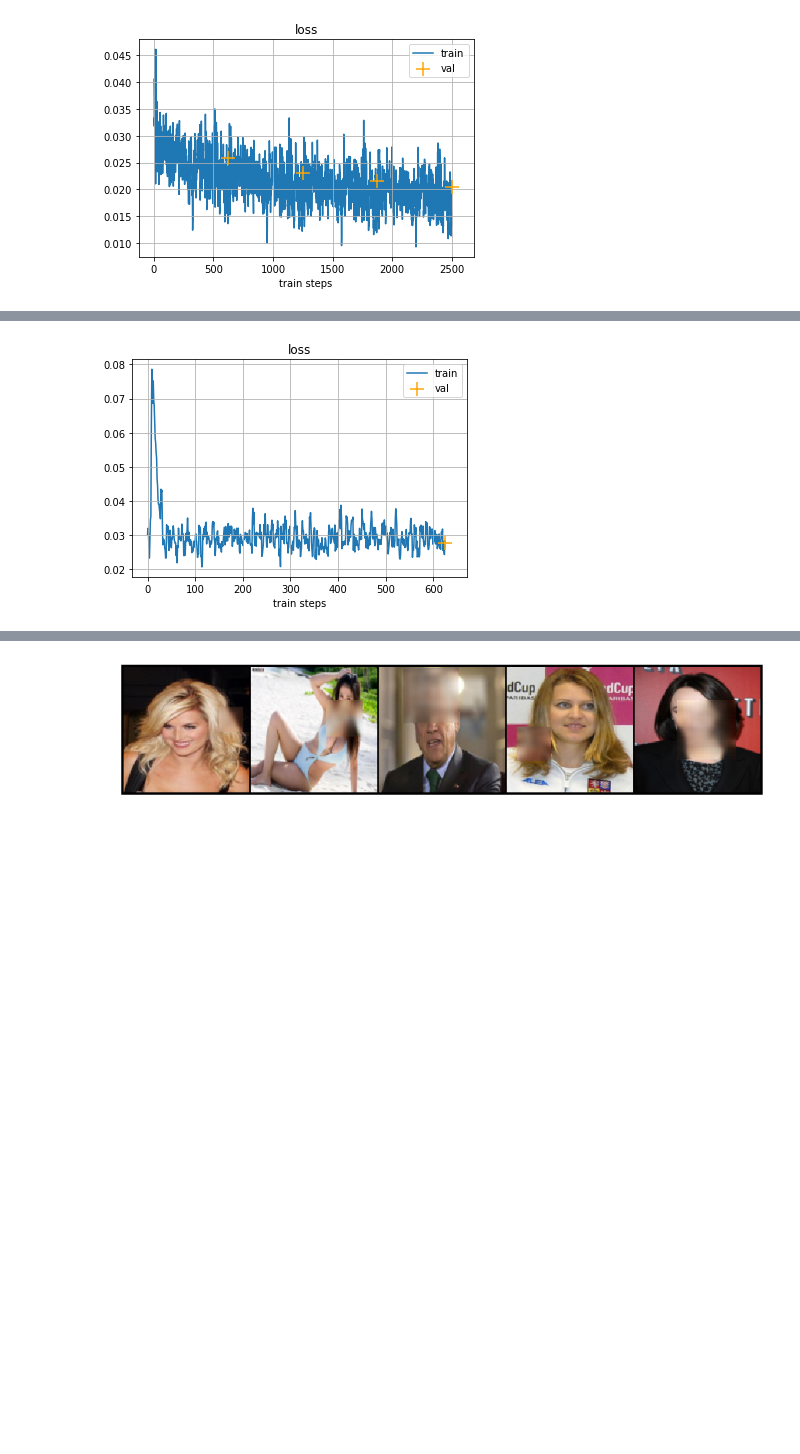
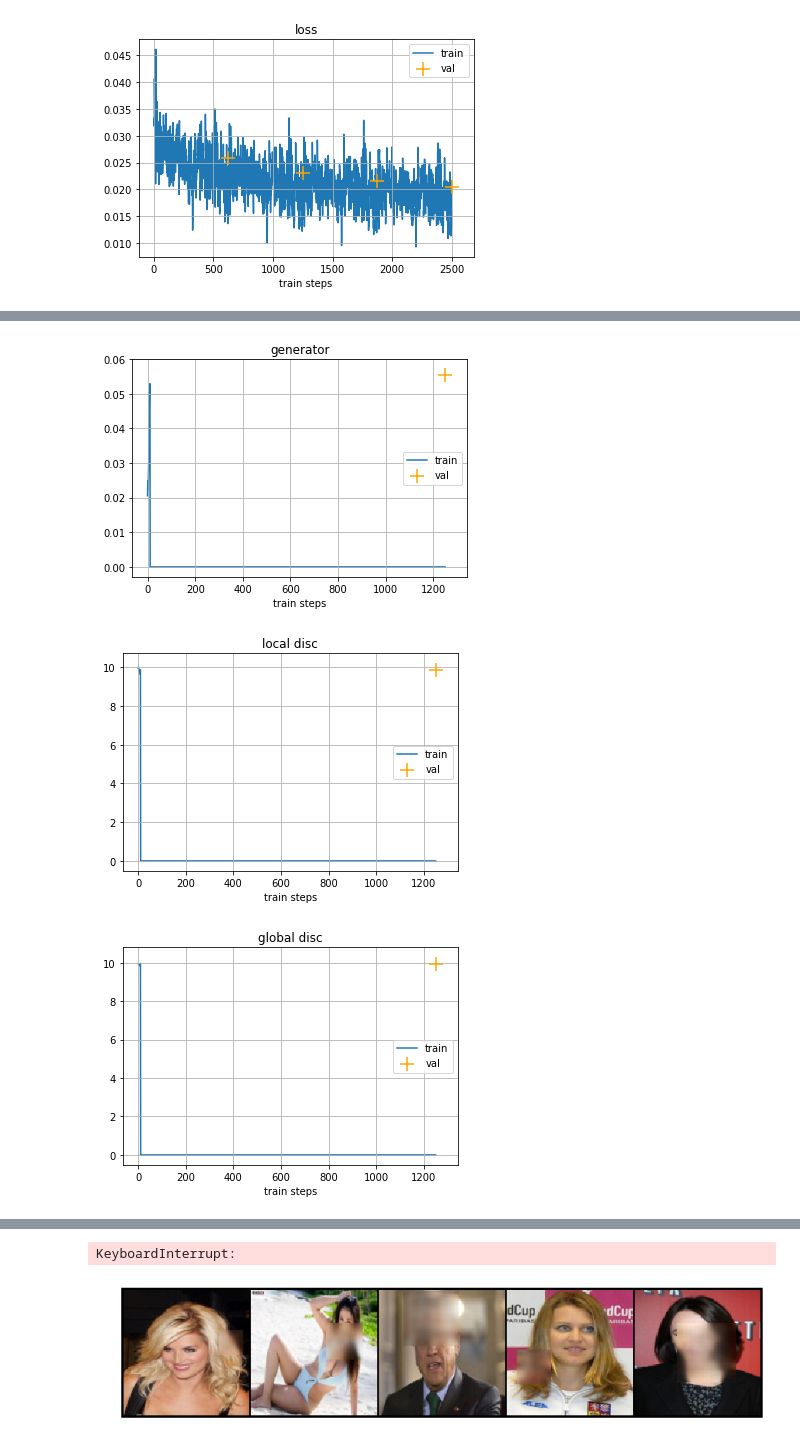
Before and after one commit to nuged/DL_project, a Jupyter notebook: Nugamanov_GMCNN.ipynb, the cells around one changed output, grey strips where cells are left out. Drawn from its saved outputs; the diff is of its cells as text; code cells hidden in the pictures; blank space fills up the shorter version.

```diff
--- a/Nugamanov_GMCNN.ipynb
+++ b/Nugamanov_GMCNN.ipynb
@@ -128,0 +122,7 @@ for i, batch in enumerate(train_loader):
+# %%
+for i, batch in enumerate(train_loader):
+    images = (batch['image']+ 1) / 2
+    masks = batch['mask']
+    imshow(images[:5])
+    imshow(images[:5] * (1 - masks[:5]))
+    break
@@ -391,6 +394,35 @@ class GlobalDistriminator(nn.Module):
         x = x.view(x.size()[0], -1)
         x = self.classifier(x)
         return torch.sigmoid(x)
+# %%
+from torch.nn.modules.distance import CosineSimilarity
+
+PATCH_SIZE = 8
+
+
+def id_mrf(filled, full):
+    n_full = full.size()[2] // PATCH_SIZE
+    n_filled = filled.size()[2] // PATCH_SIZE
+    cosines = torch.zeros(BATCH_SIZE, n_filled**2, n_full**2)
+    for i in range(n_full):
+        for j in range(n_full):
+            full_patch = full[:, :, i * PATCH_SIZE : (i + 1) * PATCH_SIZE, \
+                             j * PATCH_SIZE : (j + 1) * PATCH_SIZE]
+            full_patch = full_patch.contiguous().view(BATCH_SIZE, -1)
+            for k in range(n_filled):
+                for l in range(n_filled):
+                    filled_patch = filled[:, :, k * PATCH_SIZE : (k + 1) * PATCH_SIZE, \
+                             l * PATCH_SIZE : (l + 1) * PATCH_SIZE]
+                    filled_patch = filled_patch.contiguous().view(BATCH_SIZE, -1)
+                    dist = CosineSimilarity(dim=1)(full_patch, filled_patch)
+                    cosines[:, k * n_filled + l,i * n_full + j] = dist
+    max_cos = torch.max(cosines, dim=2)[0].view(BATCH_SIZE, -1, 1) + 1e-6
+    cosines = cosines / max_cos
+    cosines = torch.exp(cosines)
+    cosines = cosines / cosines.sum(dim=2).view(BATCH_SIZE, -1, 1)
+    loss = torch.max(cosines, dim=1)[0].sum(dim=1)
+
+    return -torch.log(loss).mean()
 # %%
 def reconstruction_loss(output, target, mask=None):
     if mask is not None:
@@ -418,6 +450,11 @@ def crop(images, bboxes):
     for i in range(result.size()[0]):
         a, b, c, d = bboxes[0][i], bboxes[1][i], bboxes[2][i], bboxes[3][i]
         img = images[i][:, a:b, c:d]
-        img = nn.AdaptiveAvgPool2d(MASK_SIZES[1] - 1)(img)
+        img = nn.AdaptiveAvgPool2d(MASK_SIZES[1])(img)
         result[i] = img
     return result
+# %%
+from torchvision.models import vgg19
+
+vgg = vgg19(True)
+vgg.cuda()
@@ -545,6 +642,8 @@ glob_disc = GlobalDistriminator()
 glob_disc.cuda()
 glob_opt = torch.optim.Adam(glob_disc.parameters(), lr=1e-4, betas=(0.5, 0.9))
 # %%
-train(gen, loc_disc, glob_disc, gen_opt, loc_opt, glob_opt, 1)
+train(gen, loc_disc, glob_disc, gen_opt, loc_opt, glob_opt, N_POST_EPOCHS)
 # %% [output]
-[figure, old version]
+[figure, new version]
+[figure, added]
+[figure, added]
@@ -551 +668,2 @@ train(gen, loc_disc, glob_disc, gen_opt, loc_opt, glob_opt, 1)
+KeyboardInterrupt:
 # %%
```
Also changed, not shown: parts of 11 cells of this notebook, 3 other files.
